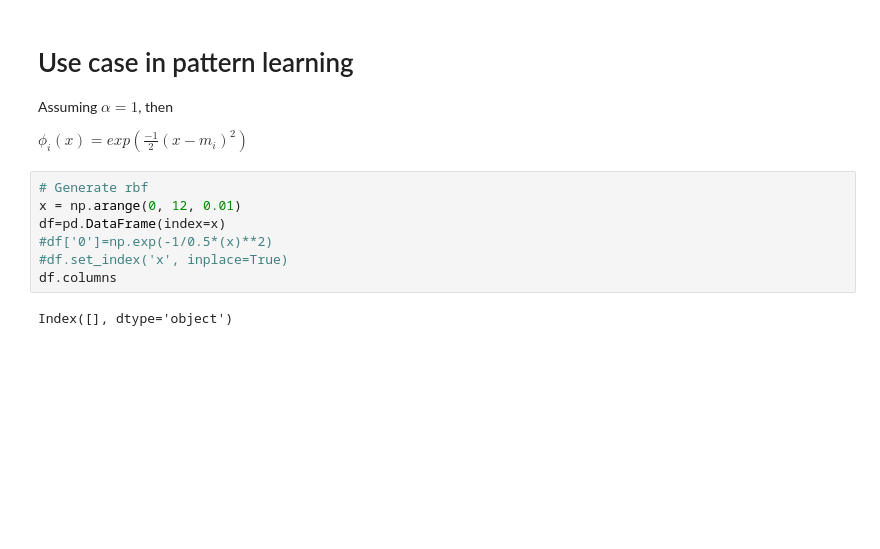
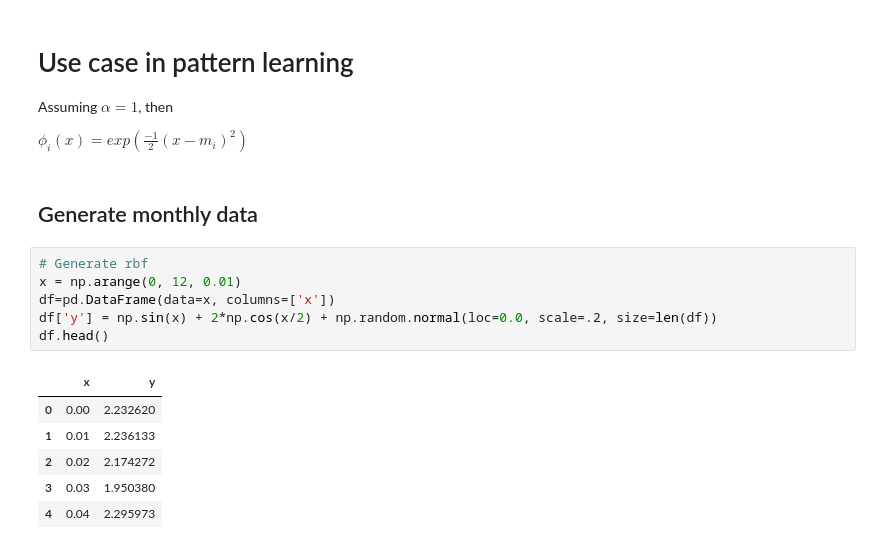
Before and after one commit to caheredia/Radial_Base_Functions, a Jupyter notebook: 2018-08-18_ch_Radial_Base_Functions.ipynb, the cells around one changed output. Cells and saved outputs as stored; diff of their text form; blank space fills up the shorter version.

```diff
--- a/2018-08-18_ch_Radial_Base_Functions.ipynb
+++ b/2018-08-18_ch_Radial_Base_Functions.ipynb
@@ -36,12 +36,18 @@ df.plot();
 Assuming $\alpha=1$, then
 
 $\phi_{i} (x) = exp\left( \frac{-1}{2} (x-m_i)^2 \right)$
+# %% [markdown]
+## Generate monthly data
 # %%
 # Generate rbf
 x = np.arange(0, 12, 0.01)
-df=pd.DataFrame(index=x)
-#df['0']=np.exp(-1/0.5*(x)**2)
-#df.set_index('x', inplace=True)
-df.columns
+df=pd.DataFrame(data=x, columns=['x'])
+df['y'] = np.sin(x) + 2*np.cos(x/2) + np.random.normal(loc=0.0, scale=.2, size=len(df))
+df.head()
 # %% [output]
-Index([], dtype='object')
+|  | x | y |
+| 0 | 0.00 | 2.232620 |
+| 1 | 0.01 | 2.236133 |
+| 2 | 0.02 | 2.174272 |
+| 3 | 0.03 | 1.950380 |
+| 4 | 0.04 | 2.295973 |
```
Also changed, not shown: parts of 10 cells of this notebook.
